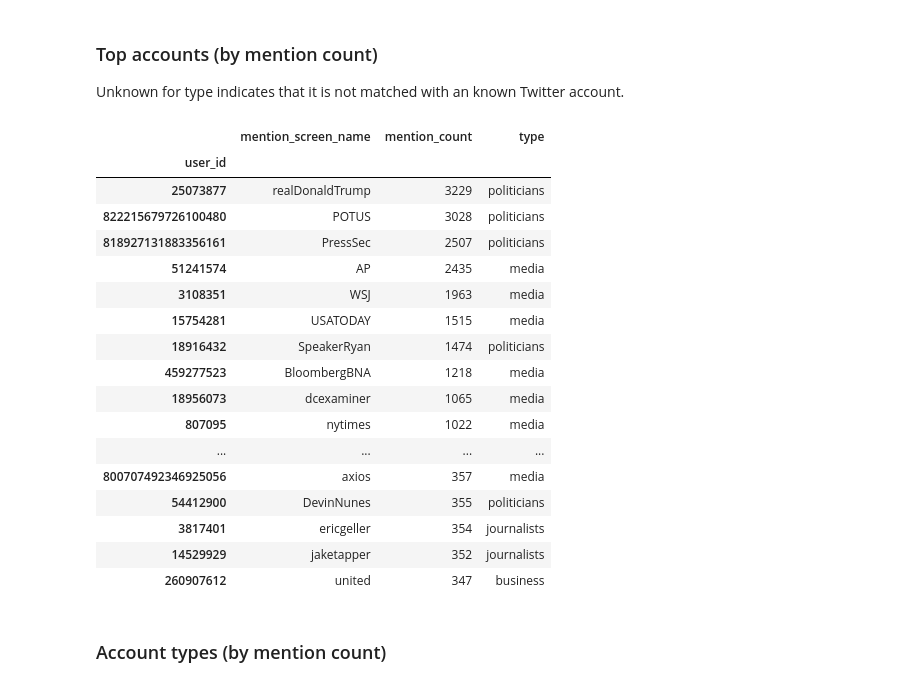
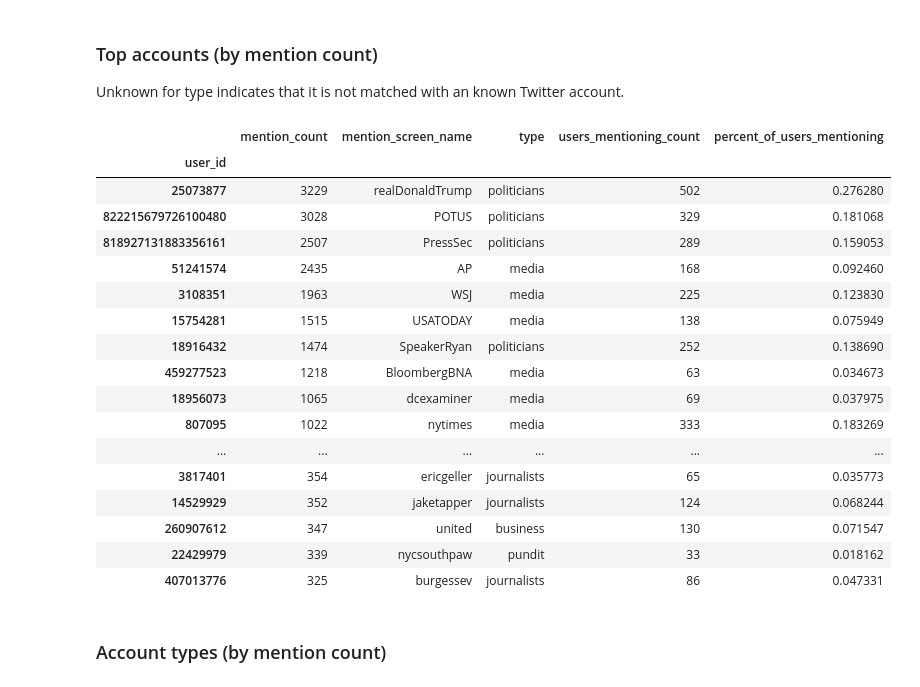
Before and after one commit to justinlittman/beltway_reporters, a Jupyter notebook: jupyter/Mentions.ipynb, the cells around one changed output. Drawn from its saved outputs; the diff is of its cells as text; code cells hidden in the pictures.

Commit message:
continued work on mentions.

```diff
--- a/jupyter/Mentions.ipynb
+++ b/jupyter/Mentions.ipynb
@@ -150,6 +150,7 @@ mention_summary_df.head()
 # %%
+# Load lookups of known users
 from utils import load_user_type_lookup_df
 
-user_type_lookup_df = load_user_type_lookup_df()
-user_type_lookup_df['type'].value_counts()
+user_type_lookup_df = load_user_type_lookup_df()[['type']]
+user_type_lookup_df.count()
 # %% [output]
@@ -171,6 +185,7 @@ Name: type, dtype: int64
 # %%
-mention_join_df = mention_summary_df.join(user_type_lookup_df, how='left')
-mention_join_df['type'].fillna('unknown', inplace=True)
-mention_join_df.index.name = 'user_id'
-mention_join_df.head()
+# Join the mentions and the known users
+mention_summary_type_df = mention_summary_screen_name_df.join(user_type_lookup_df, how='left')
+mention_summary_type_df['type'].fillna('unknown', inplace=True)
+mention_summary_type_df.index.name = 'user_id'
+mention_summary_type_df.count()
 # %% [output]
@@ -183,0 +209,9 @@ mention_join_df.head()
+# %%
+mention_user_id_per_user_df = dedupe_mention_df[['mention_user_id', 'user_id']].drop_duplicates()
+mention_user_id_per_user_summary_df = pd.DataFrame(mention_user_id_per_user_df.groupby('mention_user_id').size(), columns=['users_mentioning_count'])
+mention_user_id_per_user_summary_df.index.name = 'user_id'
+mention_user_id_per_user_summary_df.head()
+# Join with mention_summary_type_df
+mention_summary_df = mention_summary_type_df.join(mention_user_id_per_user_summary_df)
+mention_summary_df['percent_of_users_mentioning'] = mention_summary_df.users_mentioning_count / user_id_lookup_df['screen_name'].count()
+mention_summary_df.head()
@@ -200,0 +282,3 @@ Name: user_id, dtype: float64
+# %%
+mention_summary_df.drop(mention_summary_df[mention_summary_df.users_mentioning_count == 1].index, inplace=True)
+mention_summary_df['mention_screen_name'].count()
@@ -204,26 +290,25 @@ Name: user_id, dtype: float64
 ### Top accounts (by mention count)
 Unknown for type indicates that it is not matched with an known Twitter account.
 # %%
-top_mentions_df = mention_join_df.sort_values('mention_count', ascending=False)
-top_mentions_df[['mention_screen_name', 'mention_count', 'type']].head(50)
+mention_summary_df.sort_values('mention_count', ascending=False).head(50)
 # %% [output]
-|  | mention_screen_name | mention_count | type |
-| user_id |  |  |  |
-| 25073877 | realDonaldTrump | 3229 | politicians |
-| 822215679726100480 | POTUS | 3028 | politicians |
-| 818927131883356161 | PressSec | 2507 | politicians |
-| 51241574 | AP | 2435 | media |
-| 3108351 | WSJ | 1963 | media |
-| 15754281 | USATODAY | 1515 | media |
-| 18916432 | SpeakerRyan | 1474 | politicians |
-| 459277523 | BloombergBNA | 1218 | media |
-| 18956073 | dcexaminer | 1065 | media |
-| 807095 | nytimes | 1022 | media |
-| ... | ... | ... | ... |
-| 800707492346925056 | axios | 357 | media |
-| 54412900 | DevinNunes | 355 | politicians |
-| 3817401 | ericgeller | 354 | journalists |
-| 14529929 | jaketapper | 352 | journalists |
-| 260907612 | united | 347 | business |
+|  | mention_count | mention_screen_name | type | users_mentioning_count | percent_of_users_mentioning |
+| user_id |  |  |  |  |  |
+| 25073877 | 3229 | realDonaldTrump | politicians | 502 | 0.276280 |
+| 822215679726100480 | 3028 | POTUS | politicians | 329 | 0.181068 |
+| 818927131883356161 | 2507 | PressSec | politicians | 289 | 0.159053 |
+| 51241574 | 2435 | AP | media | 168 | 0.092460 |
+| 3108351 | 1963 | WSJ | media | 225 | 0.123830 |
+| 15754281 | 1515 | USATODAY | media | 138 | 0.075949 |
+| 18916432 | 1474 | SpeakerRyan | politicians | 252 | 0.138690 |
+| 459277523 | 1218 | BloombergBNA | media | 63 | 0.034673 |
+| 18956073 | 1065 | dcexaminer | media | 69 | 0.037975 |
+| 807095 | 1022 | nytimes | media | 333 | 0.183269 |
+| ... | ... | ... | ... | ... | ... |
+| 3817401 | 354 | ericgeller | journalists | 65 | 0.035773 |
+| 14529929 | 352 | jaketapper | journalists | 124 | 0.068244 |
+| 260907612 | 347 | united | business | 130 | 0.071547 |
+| 22429979 | 339 | nycsouthpaw | pundit | 33 | 0.018162 |
+| 407013776 | 325 | burgessev | journalists | 86 | 0.047331 |
 # %% [markdown]
 ### Account types (by mention count)
```
Also changed, not shown: parts of 44 cells of this notebook, 2 other files.
